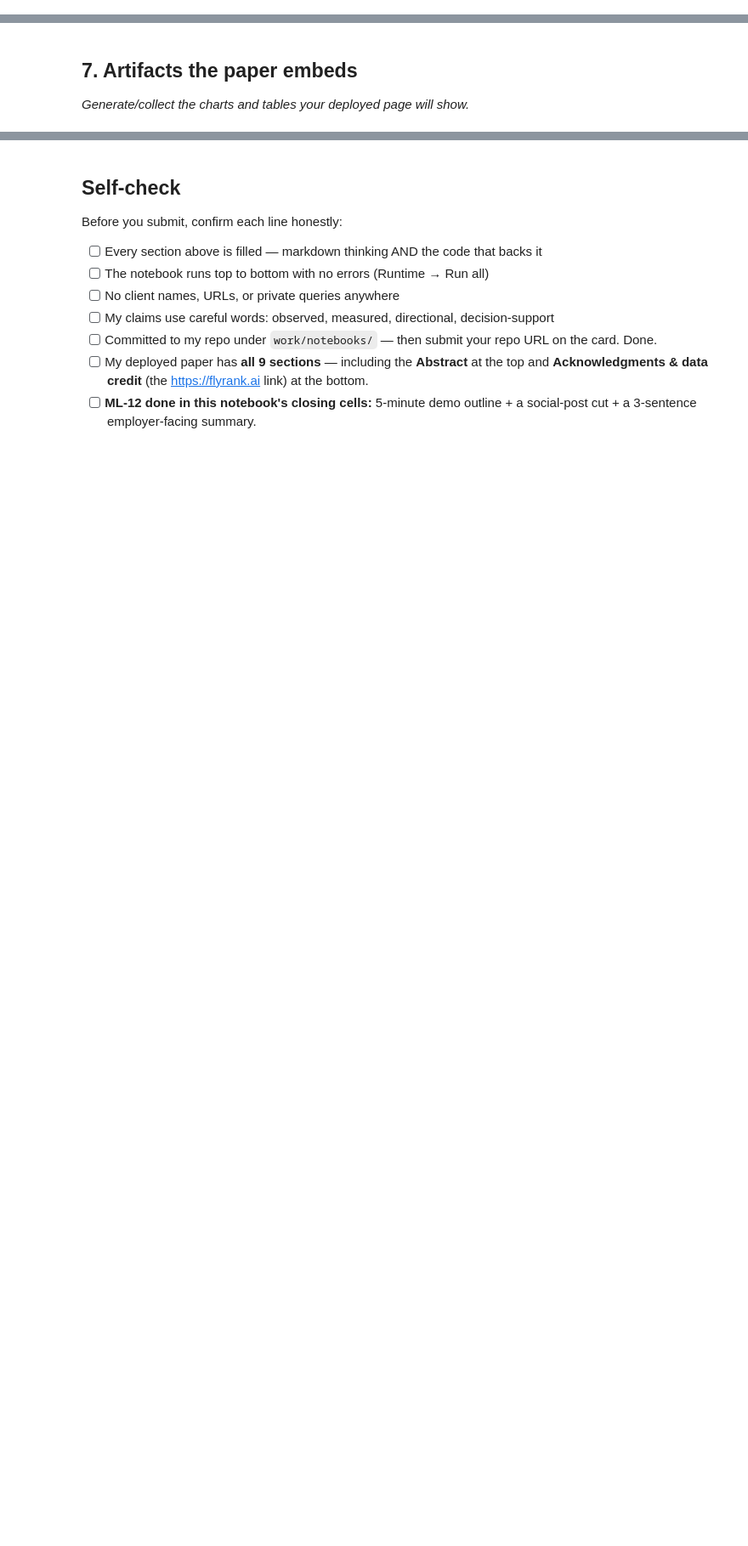
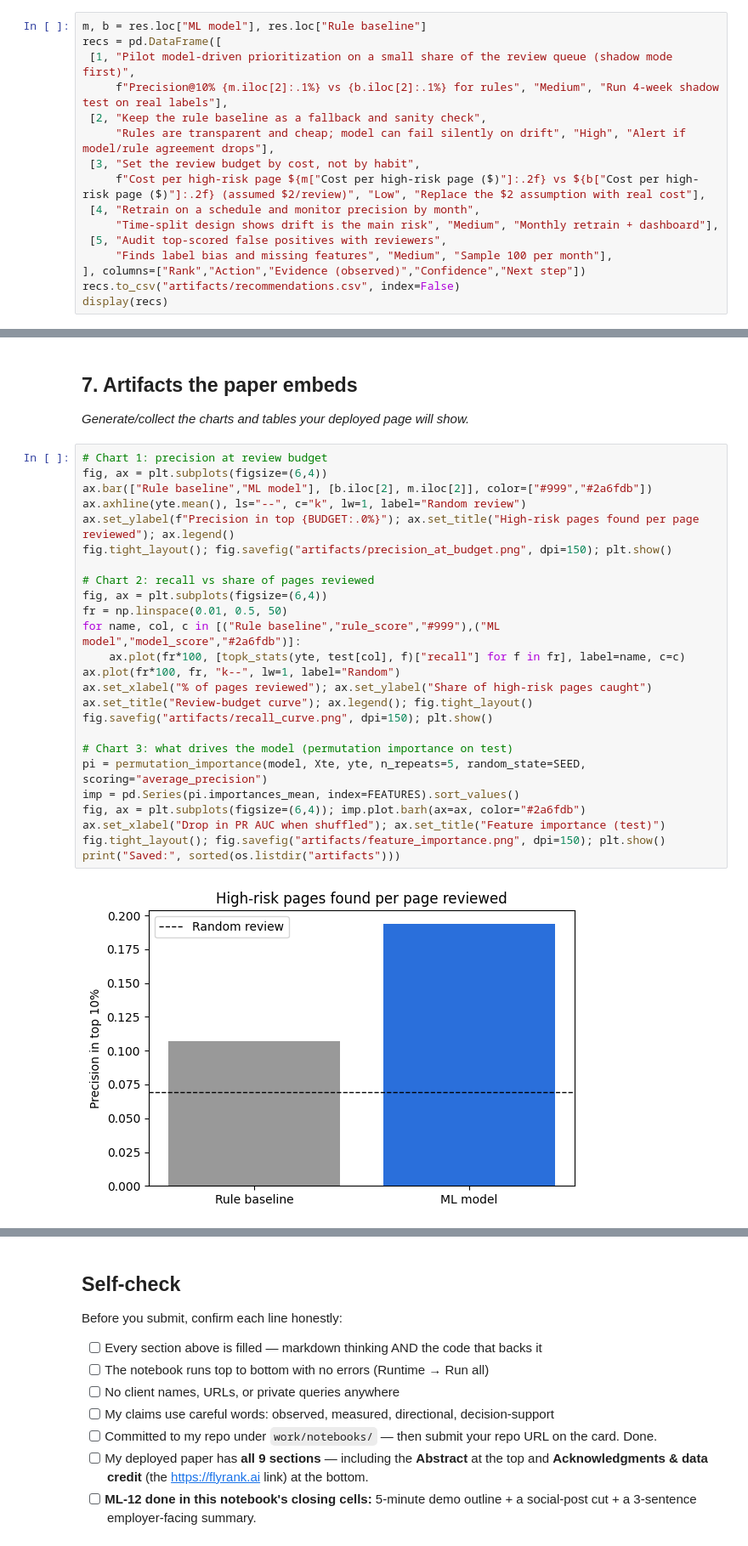
Before and after one commit to ayazahmedbscsf23-art/flyrank-ml-internship, a Jupyter notebook: work/notebooks/capstone.ipynb, the cells around one changed output, grey strips where cells are left out. Shown at 85% size. Drawn from its saved outputs; the diff is of its cells as text; blank space fills up the shorter version.

```diff
--- a/work/notebooks/capstone.ipynb
+++ b/work/notebooks/capstone.ipynb
@@ -30,3 +209,19 @@ This skeleton is yours to fill. Work the sections **in order** — each one has
 ## 6. Ranked recommendations
 
 *The action playbook output — the paper's recommendations section.*
+# %%
+m, b = res.loc["ML model"], res.loc["Rule baseline"]
+recs = pd.DataFrame([
+ [1, "Pilot model-driven prioritization on a small share of the review queue (shadow mode first)",
+     f"Precision@10% {m.iloc[2]:.1%} vs {b.iloc[2]:.1%} for rules", "Medium", "Run 4-week shadow test on real labels"],
+ [2, "Keep the rule baseline as a fallback and sanity check",
+     "Rules are transparent and cheap; model can fail silently on drift", "High", "Alert if model/rule agreement drops"],
+ [3, "Set the review budget by cost, not by habit",
+     f"Cost per high-risk page ${m["Cost per high-risk page ($)"]:.2f} vs ${b["Cost per high-risk page ($)"]:.2f} (assumed $2/review)", "Low", "Replace the $2 assumption with real cost"],
+ [4, "Retrain on a schedule and monitor precision by month",
+     "Time-split design shows drift is the main risk", "Medium", "Monthly retrain + dashboard"],
+ [5, "Audit top-scored false positives with reviewers",
+     "Finds label bias and missing features", "Medium", "Sample 100 per month"],
+], columns=["Rank","Action","Evidence (observed)","Confidence","Next step"])
+recs.to_csv("artifacts/recommendations.csv", index=False)
+display(recs)
@@ -34,3 +236,30 @@ This skeleton is yours to fill. Work the sections **in order** — each one has
 ## 7. Artifacts the paper embeds
 
 *Generate/collect the charts and tables your deployed page will show.*
+# %%
+# Chart 1: precision at review budget
+fig, ax = plt.subplots(figsize=(6,4))
+ax.bar(["Rule baseline","ML model"], [b.iloc[2], m.iloc[2]], color=["#999","#2a6fdb"])
+ax.axhline(yte.mean(), ls="--", c="k", lw=1, label="Random review")
+ax.set_ylabel(f"Precision in top {BUDGET:.0%}"); ax.set_title("High-risk pages found per page reviewed"); ax.legend()
+fig.tight_layout(); fig.savefig("artifacts/precision_at_budget.png", dpi=150); plt.show()
+
+# Chart 2: recall vs share of pages reviewed
+fig, ax = plt.subplots(figsize=(6,4))
+fr = np.linspace(0.01, 0.5, 50)
+for name, col, c in [("Rule baseline","rule_score","#999"),("ML model","model_score","#2a6fdb")]:
+    ax.plot(fr*100, [topk_stats(yte, test[col], f)["recall"] for f in fr], label=name, c=c)
+ax.plot(fr*100, fr, "k--", lw=1, label="Random")
+ax.set_xlabel("% of pages reviewed"); ax.set_ylabel("Share of high-risk pages caught")
+ax.set_title("Review-budget curve"); ax.legend(); fig.tight_layout()
+fig.savefig("artifacts/recall_curve.png", dpi=150); plt.show()
+
+# Chart 3: what drives the model (permutation importance on test)
+pi = permutation_importance(model, Xte, yte, n_repeats=5, random_state=SEED, scoring="average_precision")
+imp = pd.Series(pi.importances_mean, index=FEATURES).sort_values()
+fig, ax = plt.subplots(figsize=(6,4)); imp.plot.barh(ax=ax, color="#2a6fdb")
+ax.set_xlabel("Drop in PR AUC when shuffled"); ax.set_title("Feature importance (test)")
+fig.tight_layout(); fig.savefig("artifacts/feature_importance.png", dpi=150); plt.show()
+print("Saved:", sorted(os.listdir("artifacts")))
+# %% [output]
+[figure, added]
```
Also changed, not shown: parts of 14 cells of this notebook.
